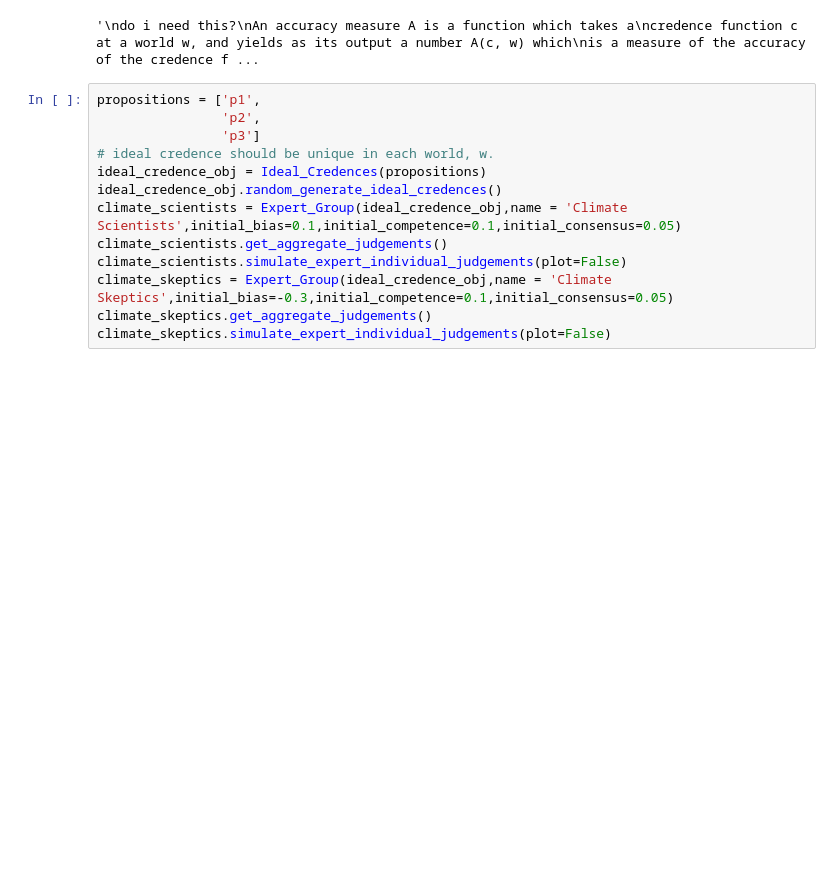
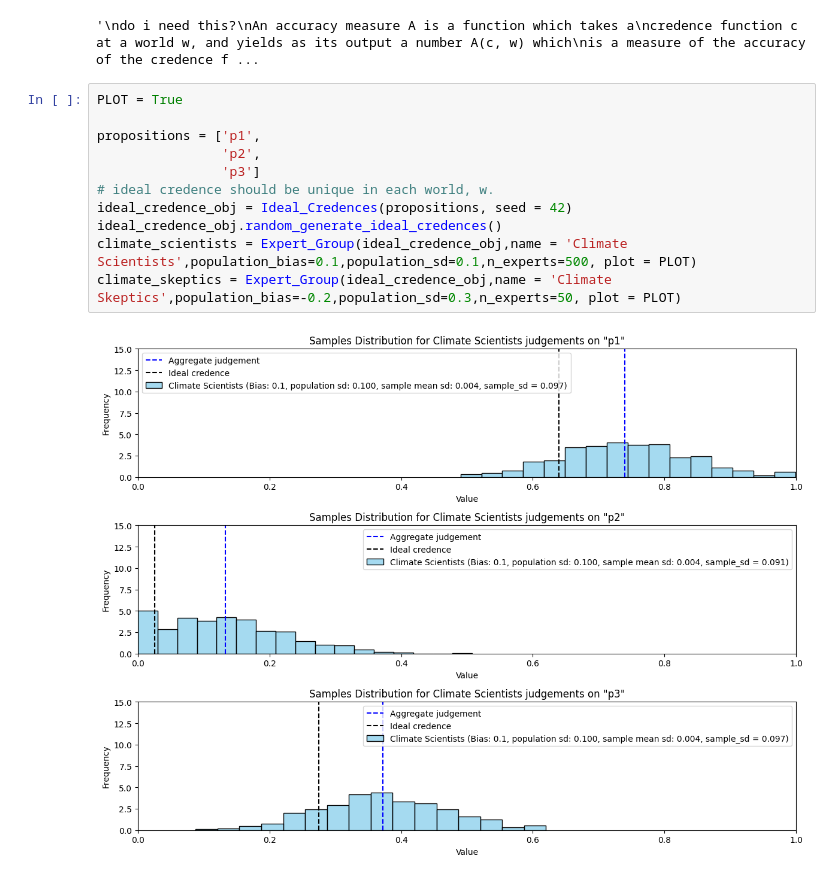
Before and after one commit to edisonymy/deference_to_experts_model, a Jupyter notebook: src/dev.ipynb, the cells around one changed output. Cells and saved outputs as stored; diff of their text form; blank space fills up the shorter version.

Commit message:
new working draft, expert class done, bayesian agents not yet done

```diff
--- a/src/dev.ipynb
+++ b/src/dev.ipynb
@@ -195,15 +245,15 @@ is a measure of the accuracy of the credence function at that world
 # %% [output]
 '\ndo i need this?\nAn accuracy measure A is a function which takes a\ncredence function c at a world w, and yields as its output a number A(c, w) which\nis a measure of the accuracy of the credence f ...
 # %%
+PLOT = True
+
 propositions = ['p1',
                 'p2',
                 'p3']
 # ideal credence should be unique in each world, w.
-ideal_credence_obj = Ideal_Credences(propositions)
+ideal_credence_obj = Ideal_Credences(propositions, seed = 42)
 ideal_credence_obj.random_generate_ideal_credences()
-climate_scientists = Expert_Group(ideal_credence_obj,name = 'Climate Scientists',initial_bias=0.1,initial_competence=0.1,initial_consensus=0.05)
-climate_scientists.get_aggregate_judgements()
-climate_scientists.simulate_expert_individual_judgements(plot=False)
-climate_skeptics = Expert_Group(ideal_credence_obj,name = 'Climate Skeptics',initial_bias=-0.3,initial_competence=0.1,initial_consensus=0.05)
-climate_skeptics.get_aggregate_judgements()
-climate_skeptics.simulate_expert_individual_judgements(plot=False)
+climate_scientists = Expert_Group(ideal_credence_obj,name = 'Climate Scientists',population_bias=0.1,population_sd=0.1,n_experts=500, plot = PLOT)
+climate_skeptics = Expert_Group(ideal_credence_obj,name = 'Climate Skeptics',population_bias=-0.2,population_sd=0.3,n_experts=50, plot = PLOT)
+# %% [output]
+[figure, added]
```
Also changed, not shown: parts of 9 cells of this notebook, 2 other files.
